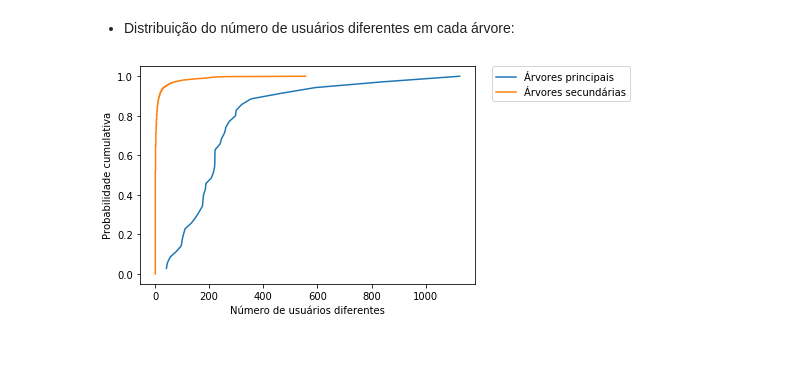
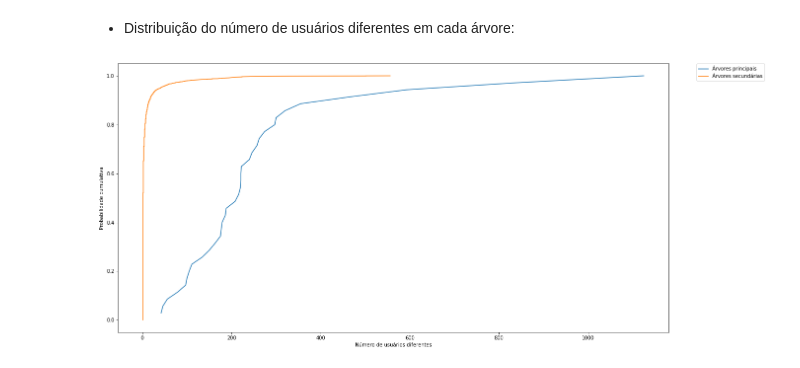
Before and after one commit to dudami43/Alternative-beliefs, a Jupyter notebook: Estatísticas iniciais.ipynb, the cells around one changed output. Cells and saved outputs as stored; diff of their text form; code cells hidden in the pictures.

```diff
--- a/Estatísticas iniciais.ipynb
+++ b/Estatísticas iniciais.ipynb
@@ -163,3 +169,11 @@ for each in graphs:
             sec_branch[each] = max([i for i in branching_factor.values()])
         except:
             sec_branch[each] = 0
+# %%
+#Número de filhos de cada nó
+descendents = dict()
+for tree in opp_adjacency:
+    np_descendents = np.empty((0,1))
+    for item in opp_adjacency[tree]:
+        np_descendents = np.append(np_descendents, len(opp_adjacency[tree][item]))
+    descendents[tree] = np_descendents
@@ -247,10 +308,12 @@ np_susers = np.array(tuple(sec_users.values()))
 ecdf_musers = ECDF(np_musers)
 ecdf_susers = ECDF(np_susers)
 # %%
+_= plt.figure(figsize = (20,10))
 _= plt.plot(ecdf_musers.x, ecdf_musers.y, label="Árvores principais")
 _= plt.plot(ecdf_susers.x, ecdf_susers.y, label="Árvores secundárias")
 _= plt.legend(bbox_to_anchor=(1.05, 1), loc=2, borderaxespad=0.)
 _= plt.xlabel("Número de usuários diferentes")
 _= plt.ylabel("Probabilidade cumulativa")
+_= plt.savefig("dist_users.png", quality = 95, orientation='portrait')
 # %% [output]
-[figure, old version]
+[figure, new version]
```
Also changed, not shown: parts of 12 cells of this notebook, 9 other files.
